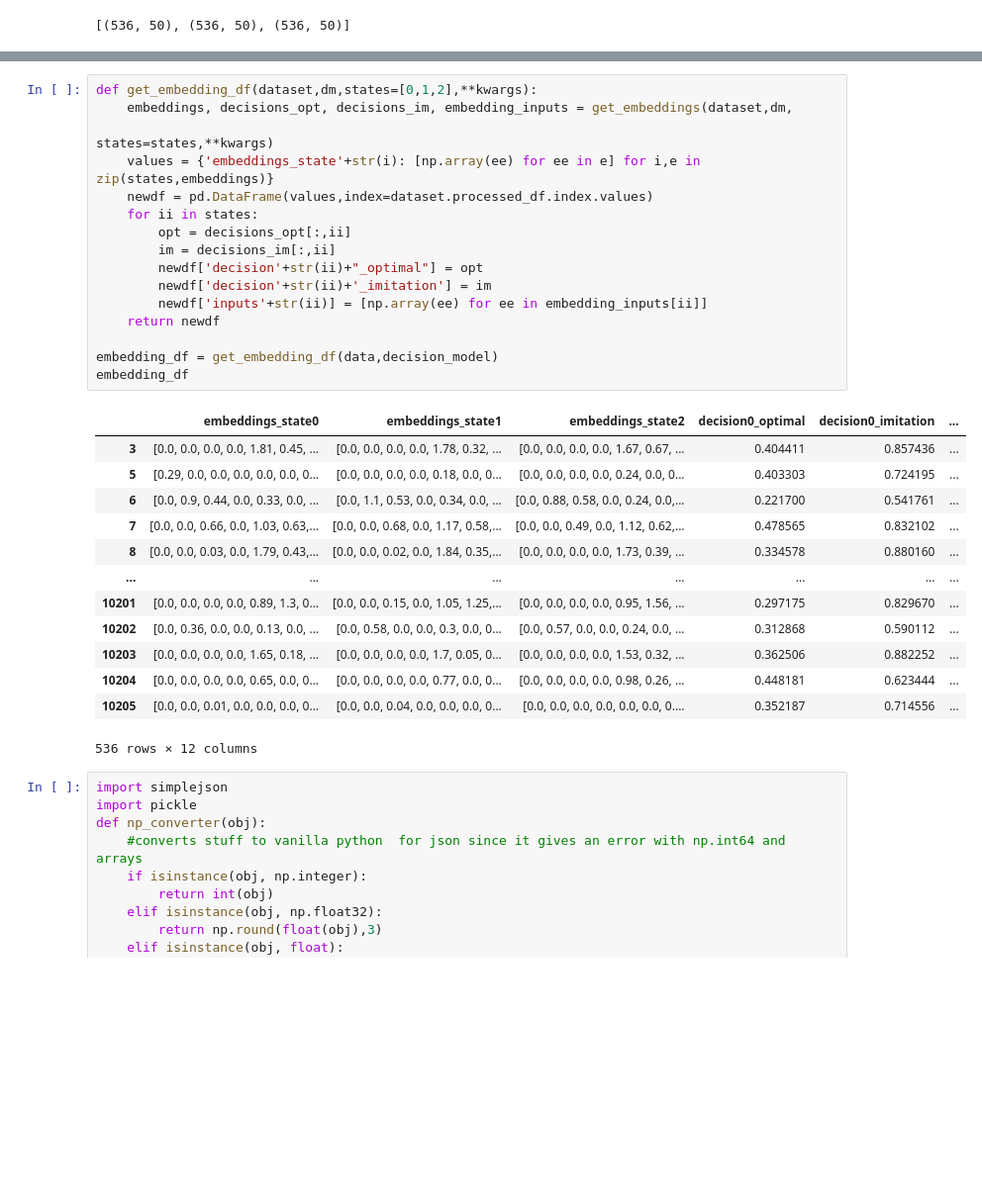
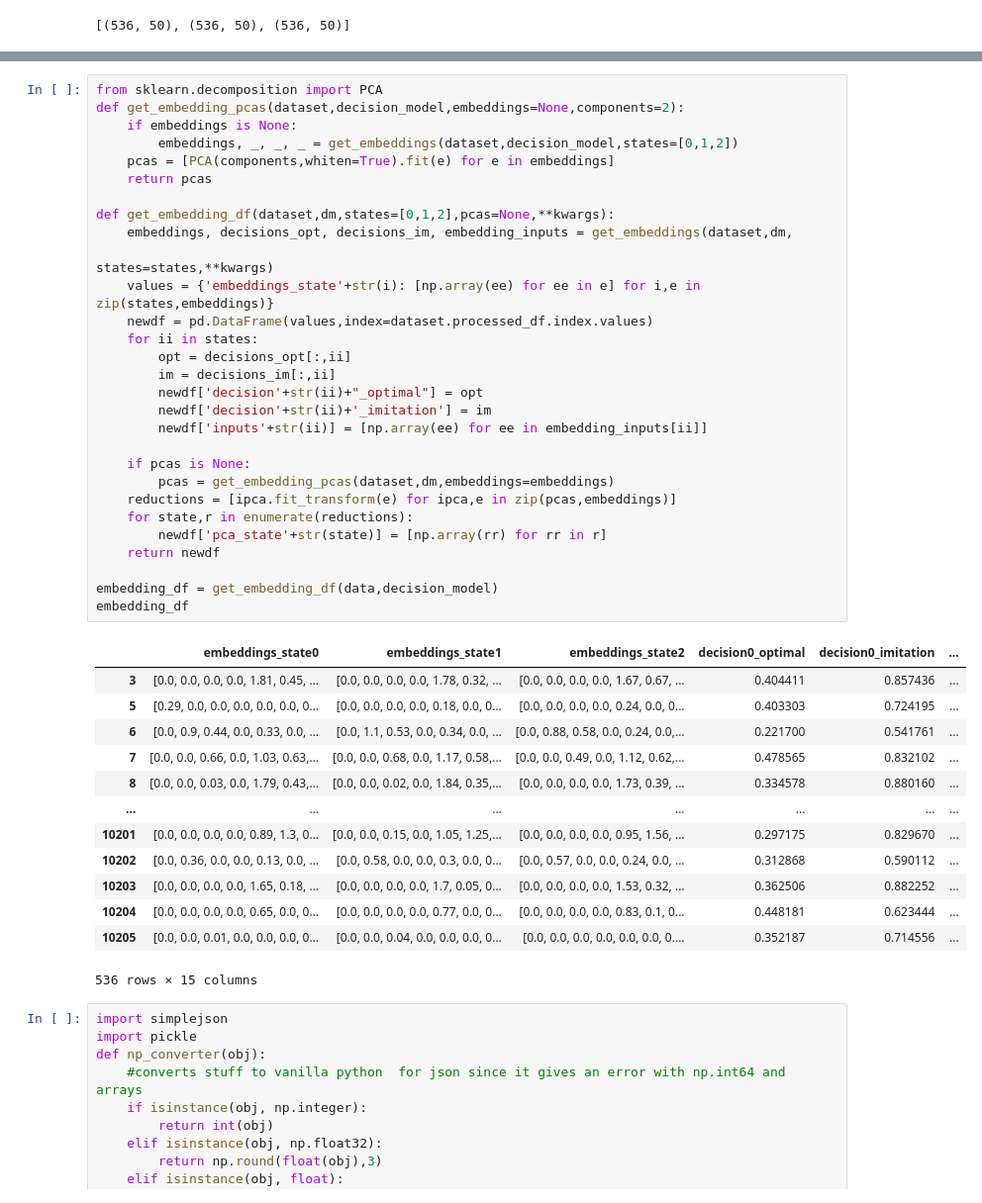
Before and after one commit to uic-evl/DigitalTwinVis, a Jupyter notebook: python/BackendTesting.ipynb, the cells around one changed output, grey strips where cells are left out. Shown at 99% size. Saved outputs shown, nothing was run; the diff lists cells and outputs as text; blank space fills up the shorter version.

Commit message:
more model edits

```diff
--- a/python/BackendTesting.ipynb
+++ b/python/BackendTesting.ipynb
@@ -241,33 +257,46 @@ RuntimeError: Expected all tensors to be on the same device, but found at least
 # %%
-def get_embedding_df(dataset,dm,states=[0,1,2],**kwargs):
+from sklearn.decomposition import PCA
+def get_embedding_pcas(dataset,decision_model,embeddings=None,components=2):
+    if embeddings is None:
+        embeddings, _, _, _ = get_embeddings(dataset,decision_model,states=[0,1,2])
+    pcas = [PCA(components,whiten=True).fit(e) for e in embeddings]
+    return pcas
+
+def get_embedding_df(dataset,dm,states=[0,1,2],pcas=None,**kwargs):
     embeddings, decisions_opt, decisions_im, embedding_inputs = get_embeddings(dataset,dm,
                                                                                       states=states,**kwargs)
     values = {'embeddings_state'+str(i): [np.array(ee) for ee in e] for i,e in zip(states,embeddings)}
     newdf = pd.DataFrame(values,index=dataset.processed_df.index.values)
     for ii in states:
         opt = decisions_opt[:,ii]
         im = decisions_im[:,ii]
         newdf['decision'+str(ii)+"_optimal"] = opt
         newdf['decision'+str(ii)+'_imitation'] = im
         newdf['inputs'+str(ii)] = [np.array(ee) for ee in embedding_inputs[ii]]
+
+    if pcas is None:
+        pcas = get_embedding_pcas(dataset,dm,embeddings=embeddings)
+    reductions = [ipca.fit_transform(e) for ipca,e in zip(pcas,embeddings)]
+    for state,r in enumerate(reductions):
+        newdf['pca_state'+str(state)] = [np.array(rr) for rr in r]
     return newdf
 
 embedding_df = get_embedding_df(data,decision_model)
 embedding_df
 # %% [output]
 |  | embeddings_state0 | embeddings_state1 | embeddings_state2 | decision0_optimal | decision0_imitation | ... |
 | 3 | [0.0, 0.0, 0.0, 0.0, 1.81, 0.45, ... | [0.0, 0.0, 0.0, 0.0, 1.78, 0.32, ... | [0.0, 0.0, 0.0, 0.0, 1.67, 0.67, ... | 0.404411 | 0.857436 | ... |
 | 5 | [0.29, 0.0, 0.0, 0.0, 0.0, 0.0, 0... | [0.0, 0.0, 0.0, 0.0, 0.18, 0.0, 0... | [0.0, 0.0, 0.0, 0.0, 0.24, 0.0, 0... | 0.403303 | 0.724195 | ... |
 | 6 | [0.0, 0.9, 0.44, 0.0, 0.33, 0.0, ... | [0.0, 1.1, 0.53, 0.0, 0.34, 0.0, ... | [0.0, 0.88, 0.58, 0.0, 0.24, 0.0,... | 0.221700 | 0.541761 | ... |
 | 7 | [0.0, 0.0, 0.66, 0.0, 1.03, 0.63,... | [0.0, 0.0, 0.68, 0.0, 1.17, 0.58,... | [0.0, 0.0, 0.49, 0.0, 1.12, 0.62,... | 0.478565 | 0.832102 | ... |
 | 8 | [0.0, 0.0, 0.03, 0.0, 1.79, 0.43,... | [0.0, 0.0, 0.02, 0.0, 1.84, 0.35,... | [0.0, 0.0, 0.0, 0.0, 1.73, 0.39, ... | 0.334578 | 0.880160 | ... |
 | ... | ... | ... | ... | ... | ... | ... |
 | 10201 | [0.0, 0.0, 0.0, 0.0, 0.89, 1.3, 0... | [0.0, 0.0, 0.15, 0.0, 1.05, 1.25,... | [0.0, 0.0, 0.0, 0.0, 0.95, 1.56, ... | 0.297175 | 0.829670 | ... |
 | 10202 | [0.0, 0.36, 0.0, 0.0, 0.13, 0.0, ... | [0.0, 0.58, 0.0, 0.0, 0.3, 0.0, 0... | [0.0, 0.57, 0.0, 0.0, 0.24, 0.0, ... | 0.312868 | 0.590112 | ... |
 | 10203 | [0.0, 0.0, 0.0, 0.0, 1.65, 0.18, ... | [0.0, 0.0, 0.0, 0.0, 1.7, 0.05, 0... | [0.0, 0.0, 0.0, 0.0, 1.53, 0.32, ... | 0.362506 | 0.882252 | ... |
-| 10204 | [0.0, 0.0, 0.0, 0.0, 0.65, 0.0, 0... | [0.0, 0.0, 0.0, 0.0, 0.77, 0.0, 0... | [0.0, 0.0, 0.0, 0.0, 0.98, 0.26, ... | 0.448181 | 0.623444 | ... |
+| 10204 | [0.0, 0.0, 0.0, 0.0, 0.65, 0.0, 0... | [0.0, 0.0, 0.0, 0.0, 0.77, 0.0, 0... | [0.0, 0.0, 0.0, 0.0, 0.83, 0.1, 0... | 0.448181 | 0.623444 | ... |
 | 10205 | [0.0, 0.0, 0.01, 0.0, 0.0, 0.0, 0... | [0.0, 0.0, 0.04, 0.0, 0.0, 0.0, 0... | [0.0, 0.0, 0.0, 0.0, 0.0, 0.0, 0.... | 0.352187 | 0.714556 | ... |
-536 rows × 12 columns
+536 rows × 15 columns
 # %%
 import simplejson
 import pickle
```
Also changed, not shown: parts of 9 cells of this notebook, 9 other files.
